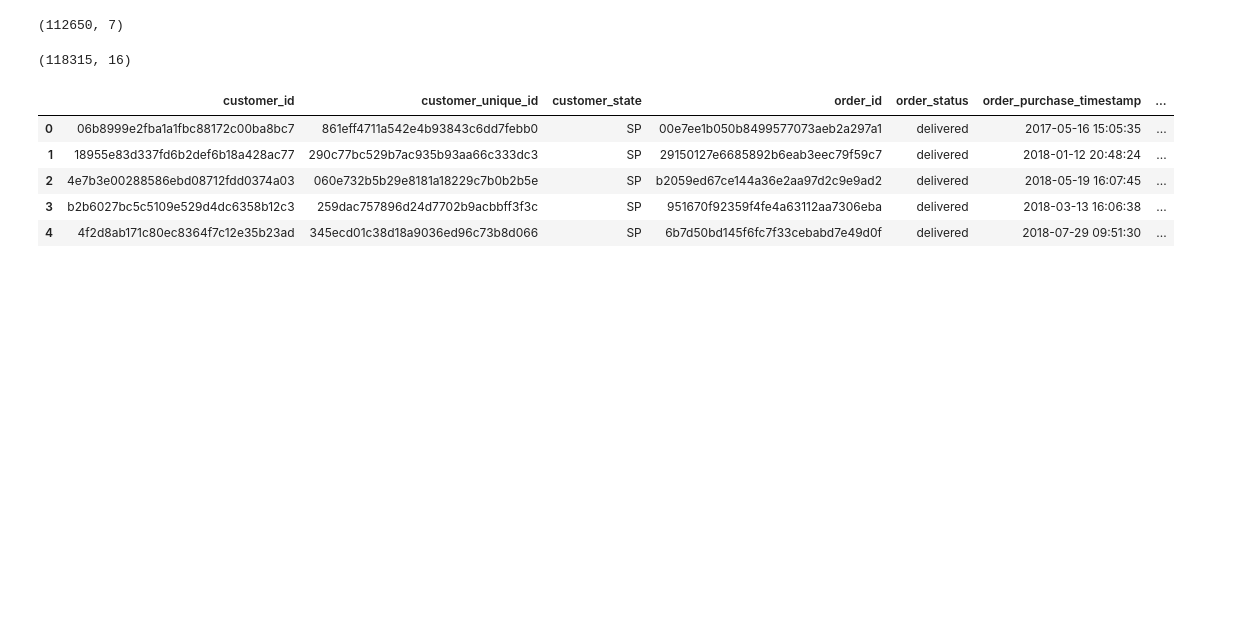
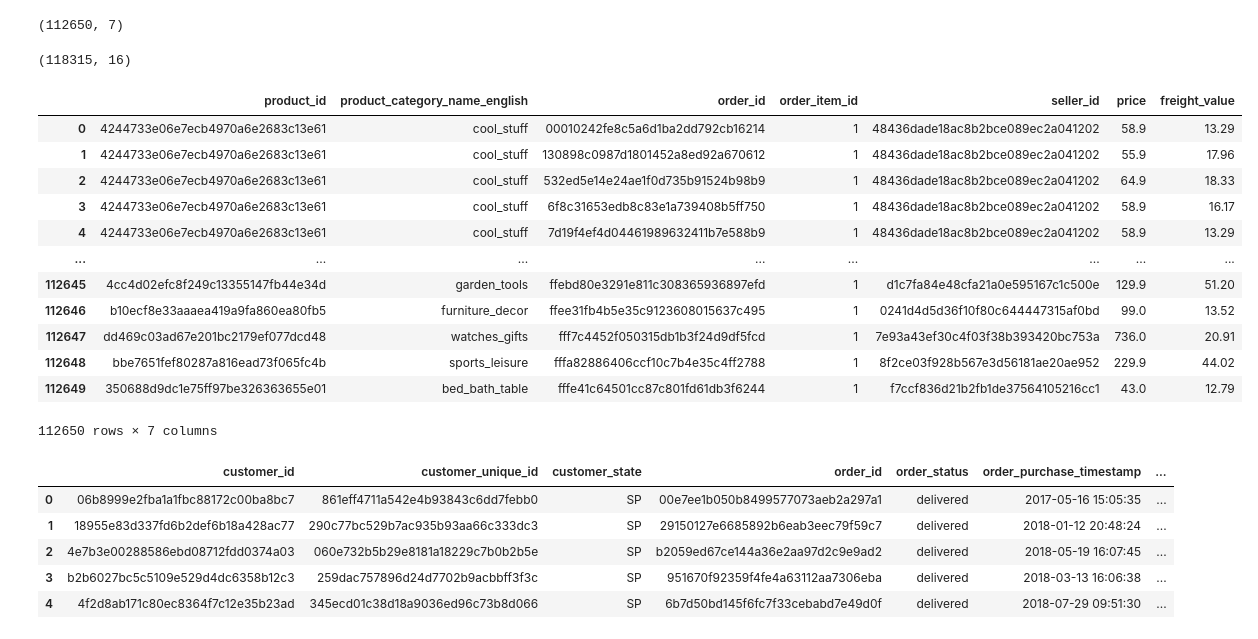
Before and after one commit to sebastienbourgeois/oc-p5-segmenter-clients-site-ecommerce, a Jupyter notebook: POLIST_01_notebookanalyse.ipynb, the cells around one changed output. Cells and saved outputs as stored; diff of their text form; code cells hidden in the pictures; blank space fills up the shorter version.

```diff
--- a/POLIST_01_notebookanalyse.ipynb
+++ b/POLIST_01_notebookanalyse.ipynb
@@ -689,3 +692,19 @@ dataset_commandes_produits = dataset_commandes_produits[champs_conserves]
 dataset_commandes_produits.shape
 # %% [output]
 (118315, 16)
+# %%
+produits_commandes_categories.drop_duplicates()
+# %% [output]
+|  | product_id | product_category_name_english | order_id | order_item_id | seller_id | price | freight_value |
+| 0 | 4244733e06e7ecb4970a6e2683c13e61 | cool_stuff | 00010242fe8c5a6d1ba2dd792cb16214 | 1 | 48436dade18ac8b2bce089ec2a041202 | 58.9 | 13.29 |
+| 1 | 4244733e06e7ecb4970a6e2683c13e61 | cool_stuff | 130898c0987d1801452a8ed92a670612 | 1 | 48436dade18ac8b2bce089ec2a041202 | 55.9 | 17.96 |
+| 2 | 4244733e06e7ecb4970a6e2683c13e61 | cool_stuff | 532ed5e14e24ae1f0d735b91524b98b9 | 1 | 48436dade18ac8b2bce089ec2a041202 | 64.9 | 18.33 |
+| 3 | 4244733e06e7ecb4970a6e2683c13e61 | cool_stuff | 6f8c31653edb8c83e1a739408b5ff750 | 1 | 48436dade18ac8b2bce089ec2a041202 | 58.9 | 16.17 |
+| 4 | 4244733e06e7ecb4970a6e2683c13e61 | cool_stuff | 7d19f4ef4d04461989632411b7e588b9 | 1 | 48436dade18ac8b2bce089ec2a041202 | 58.9 | 13.29 |
+| ... | ... | ... | ... | ... | ... | ... | ... |
+| 112645 | 4cc4d02efc8f249c13355147fb44e34d | garden_tools | ffebd80e3291e811c308365936897efd | 1 | d1c7fa84e48cfa21a0e595167c1c500e | 129.9 | 51.20 |
+| 112646 | b10ecf8e33aaaea419a9fa860ea80fb5 | furniture_decor | ffee31fb4b5e35c9123608015637c495 | 1 | 0241d4d5d36f10f80c644447315af0bd | 99.0 | 13.52 |
+| 112647 | dd469c03ad67e201bc2179ef077dcd48 | watches_gifts | fff7c4452f050315db1b3f24d9df5fcd | 1 | 7e93a43ef30c4f03f38b393420bc753a | 736.0 | 20.91 |
+| 112648 | bbe7651fef80287a816ead73f065fc4b | sports_leisure | fffa82886406ccf10c7b4e35c4ff2788 | 1 | 8f2ce03f928b567e3d56181ae20ae952 | 229.9 | 44.02 |
+| 112649 | 350688d9dc1e75ff97be326363655e01 | bed_bath_table | fffe41c64501cc87c801fd61db3f6244 | 1 | f7ccf836d21b2fb1de37564105216cc1 | 43.0 | 12.79 |
+112650 rows × 7 columns
```
Also changed, not shown: parts of 3 cells of this notebook.
